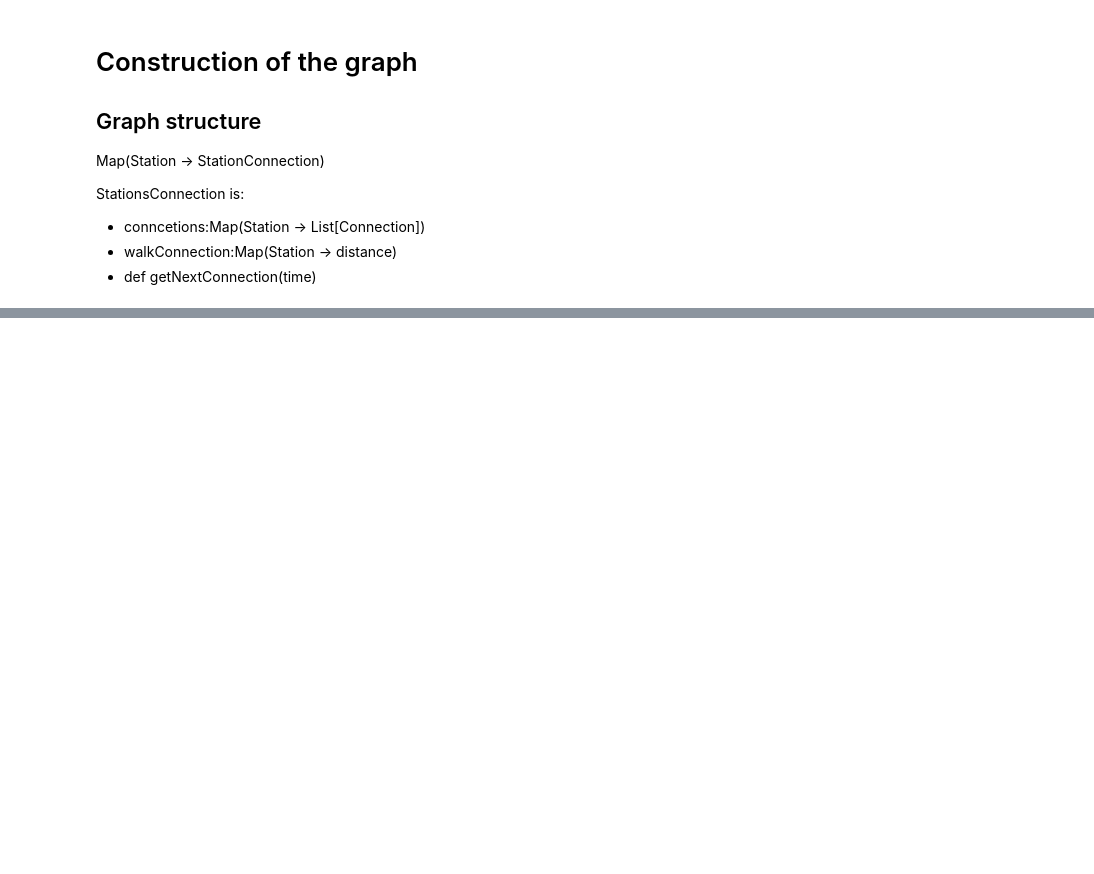
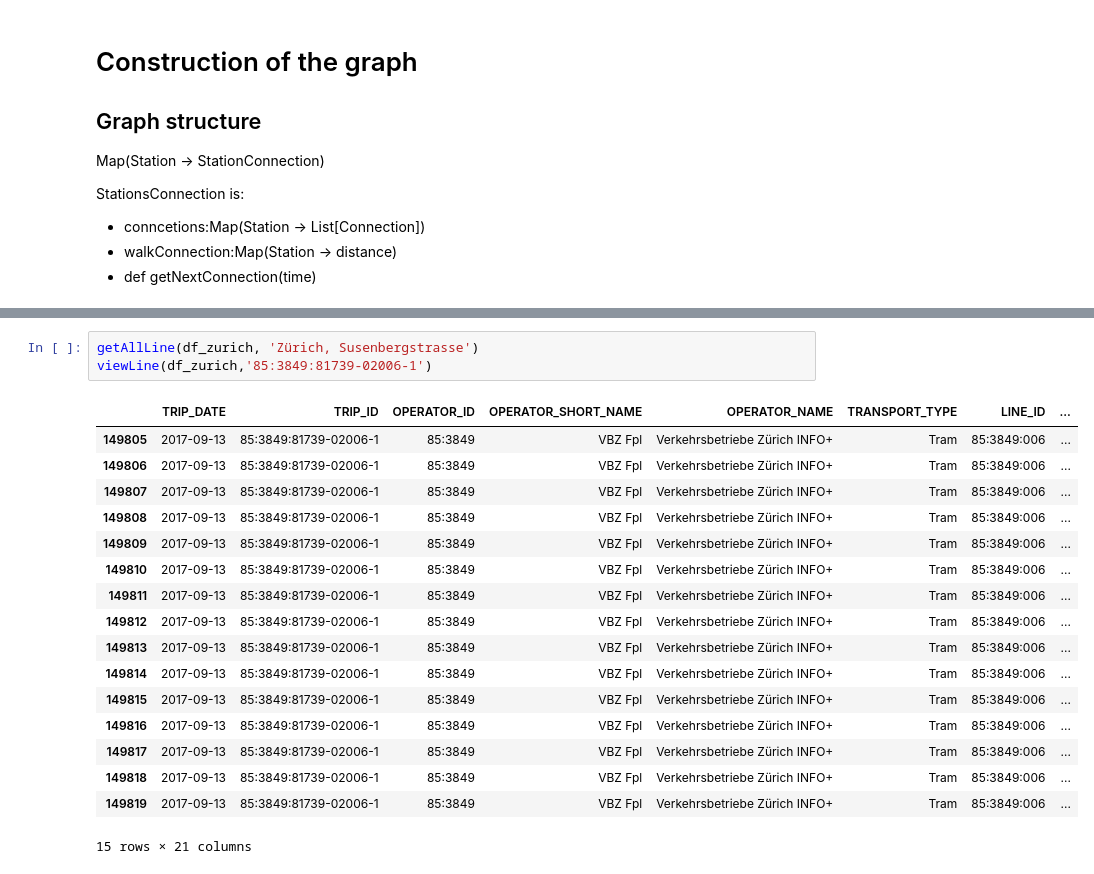
Before and after one commit to gregunz/RobustPlanner, a Jupyter notebook: charles_clean.ipynb, the cells around one changed output, grey strips where cells are left out. Saved outputs shown, nothing was run; the diff lists cells and outputs as text; blank space fills up the shorter version.

```diff
--- a/charles_clean.ipynb
+++ b/charles_clean.ipynb
@@ -52 +62,22 @@ showPath(path)
 [interactive output not drawn]
+# %%
+getAllLine(df_zurich, 'Zürich, Susenbergstrasse')
+viewLine(df_zurich,'85:3849:81739-02006-1')
+# %% [output]
+|  | TRIP_DATE | TRIP_ID | OPERATOR_ID | OPERATOR_SHORT_NAME | OPERATOR_NAME | TRANSPORT_TYPE | LINE_ID | ... |
+| 149805 | 2017-09-13 | 85:3849:81739-02006-1 | 85:3849 | VBZ Fpl | Verkehrsbetriebe Zürich INFO+ | Tram | 85:3849:006 | ... |
+| 149806 | 2017-09-13 | 85:3849:81739-02006-1 | 85:3849 | VBZ Fpl | Verkehrsbetriebe Zürich INFO+ | Tram | 85:3849:006 | ... |
+| 149807 | 2017-09-13 | 85:3849:81739-02006-1 | 85:3849 | VBZ Fpl | Verkehrsbetriebe Zürich INFO+ | Tram | 85:3849:006 | ... |
+| 149808 | 2017-09-13 | 85:3849:81739-02006-1 | 85:3849 | VBZ Fpl | Verkehrsbetriebe Zürich INFO+ | Tram | 85:3849:006 | ... |
+| 149809 | 2017-09-13 | 85:3849:81739-02006-1 | 85:3849 | VBZ Fpl | Verkehrsbetriebe Zürich INFO+ | Tram | 85:3849:006 | ... |
+| 149810 | 2017-09-13 | 85:3849:81739-02006-1 | 85:3849 | VBZ Fpl | Verkehrsbetriebe Zürich INFO+ | Tram | 85:3849:006 | ... |
+| 149811 | 2017-09-13 | 85:3849:81739-02006-1 | 85:3849 | VBZ Fpl | Verkehrsbetriebe Zürich INFO+ | Tram | 85:3849:006 | ... |
+| 149812 | 2017-09-13 | 85:3849:81739-02006-1 | 85:3849 | VBZ Fpl | Verkehrsbetriebe Zürich INFO+ | Tram | 85:3849:006 | ... |
+| 149813 | 2017-09-13 | 85:3849:81739-02006-1 | 85:3849 | VBZ Fpl | Verkehrsbetriebe Zürich INFO+ | Tram | 85:3849:006 | ... |
+| 149814 | 2017-09-13 | 85:3849:81739-02006-1 | 85:3849 | VBZ Fpl | Verkehrsbetriebe Zürich INFO+ | Tram | 85:3849:006 | ... |
+| 149815 | 2017-09-13 | 85:3849:81739-02006-1 | 85:3849 | VBZ Fpl | Verkehrsbetriebe Zürich INFO+ | Tram | 85:3849:006 | ... |
+| 149816 | 2017-09-13 | 85:3849:81739-02006-1 | 85:3849 | VBZ Fpl | Verkehrsbetriebe Zürich INFO+ | Tram | 85:3849:006 | ... |
+| 149817 | 2017-09-13 | 85:3849:81739-02006-1 | 85:3849 | VBZ Fpl | Verkehrsbetriebe Zürich INFO+ | Tram | 85:3849:006 | ... |
+| 149818 | 2017-09-13 | 85:3849:81739-02006-1 | 85:3849 | VBZ Fpl | Verkehrsbetriebe Zürich INFO+ | Tram | 85:3849:006 | ... |
+| 149819 | 2017-09-13 | 85:3849:81739-02006-1 | 85:3849 | VBZ Fpl | Verkehrsbetriebe Zürich INFO+ | Tram | 85:3849:006 | ... |
+15 rows × 21 columns
```
Also changed, not shown: parts of 4 cells of this notebook, 3 other files.
